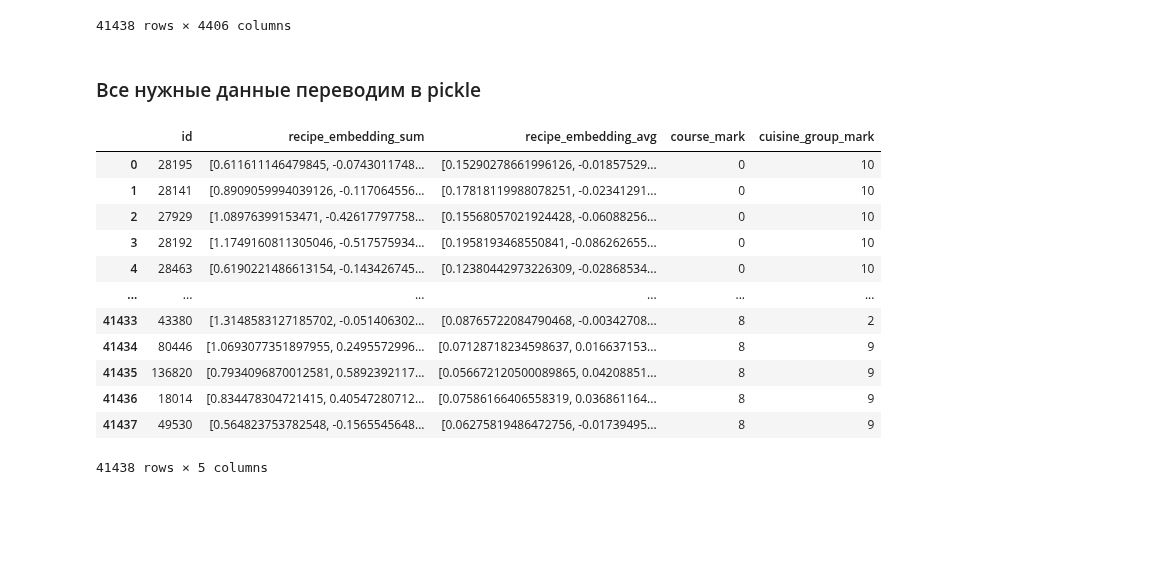
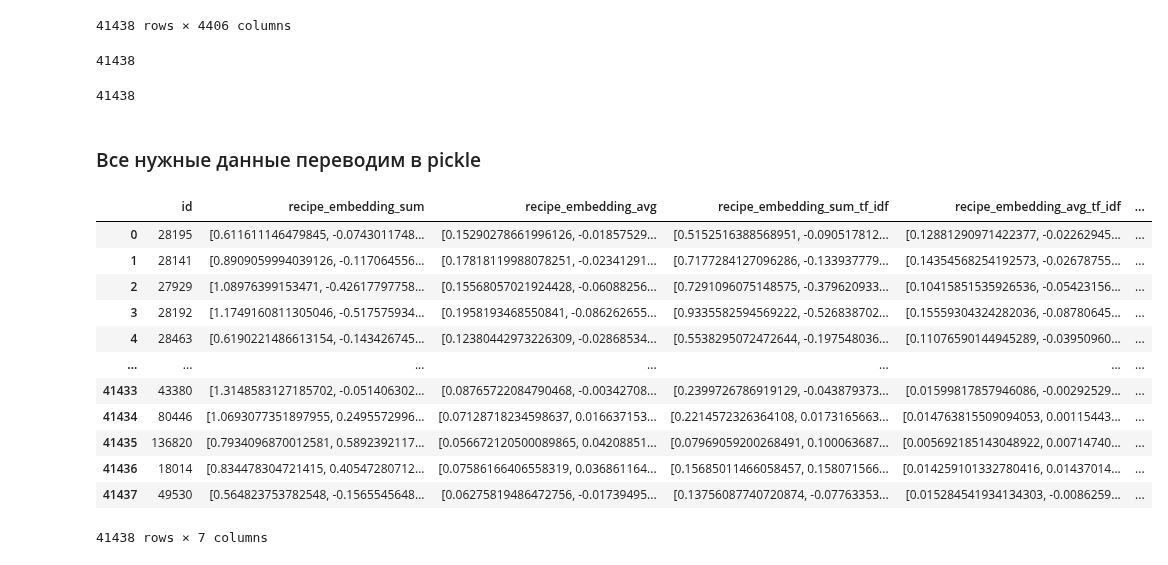
Before and after one commit to heinwol/meal-type-from-ingredients, a Jupyter notebook: preprocessing.ipynb, the cells around one changed output. Cells and saved outputs as stored; diff of their text form; code cells hidden in the pictures; blank space fills up the shorter version.

Commit message:
add recipe_embedding  'sum', 'avg', 'sum_tf_idf', 'avg_tf_idf'

```diff
--- a/preprocessing.ipynb
+++ b/preprocessing.ipynb
@@ -502,31 +502,53 @@ tfidf
 | 18014 | 0.0 | 0.0 | 0.0 | 0.0 | 0.0 | 0.0 | ... |
 | 49530 | 0.0 | 0.0 | 0.0 | 0.0 | 0.0 | 0.0 | ... |
 41438 rows × 4406 columns
+# %%
+# Из tfidf берется строка соответствующая рецепту и ингредиенты только из рецепта
+# Их значение умножается на эмбеддинги этих ингредиентов и складываются (т.е. вектор умнож. на матрицу)
+recipe_embedding_sum_tf_idf = [
+    tfidf.iloc[i][ingredient_list]@np.array([ingredients_embeddings_dict[ingredient]
+        for ingredient in ingredient_list])
+    for i,ingredient_list in enumerate(ingredients_lemmatized)
+]
+len(recipe_embedding_sum_tf_idf)
+# %% [output]
+41438
+# %%
+recipe_embedding_avg_tf_idf = [
+    tfidf.iloc[i][ingredient_list]@np.array([ingredients_embeddings_dict[ingredient]
+        for ingredient in ingredient_list])/len(ingredient_list)
+    for i,ingredient_list in enumerate(ingredients_lemmatized)
+]
+len(recipe_embedding_avg_tf_idf)
+# %% [output]
+41438
 # %% [markdown]
 ### Все нужные данные переводим в pickle
 # %%
 df_for_learning = pd.DataFrame(data={
     'id': df['id'],
     'recipe_embedding_sum': recipe_embedding_sum,
     'recipe_embedding_avg': recipe_embedding_avg,
+    'recipe_embedding_sum_tf_idf': recipe_embedding_sum_tf_idf,
+    'recipe_embedding_avg_tf_idf': recipe_embedding_avg_tf_idf,
     'course_mark': [all_courses[course] for course in df['course']],
     'cuisine_group_mark': [all_cuisines[inverse_cuisines_groups[cuisine]] for cuisine in df['cuisine']]
 })
 df_for_learning
 # %% [output]
-|  | id | recipe_embedding_sum | recipe_embedding_avg | course_mark | cuisine_group_mark |
-| 0 | 28195 | [0.611611146479845, -0.0743011748... | [0.15290278661996126, -0.01857529... | 0 | 10 |
-| 1 | 28141 | [0.8909059994039126, -0.117064556... | [0.17818119988078251, -0.02341291... | 0 | 10 |
-| 2 | 27929 | [1.08976399153471, -0.42617797758... | [0.15568057021924428, -0.06088256... | 0 | 10 |
-| 3 | 28192 | [1.1749160811305046, -0.517575934... | [0.1958193468550841, -0.086262655... | 0 | 10 |
-| 4 | 28463 | [0.6190221486613154, -0.143426745... | [0.12380442973226309, -0.02868534... | 0 | 10 |
-| ... | ... | ... | ... | ... | ... |
-| 41433 | 43380 | [1.3148583127185702, -0.051406302... | [0.08765722084790468, -0.00342708... | 8 | 2 |
-| 41434 | 80446 | [1.0693077351897955, 0.2495572996... | [0.07128718234598637, 0.016637153... | 8 | 9 |
-| 41435 | 136820 | [0.7934096870012581, 0.5892392117... | [0.056672120500089865, 0.04208851... | 8 | 9 |
-| 41436 | 18014 | [0.834478304721415, 0.40547280712... | [0.07586166406558319, 0.036861164... | 8 | 9 |
-| 41437 | 49530 | [0.564823753782548, -0.1565545648... | [0.06275819486472756, -0.01739495... | 8 | 9 |
+|  | id | recipe_embedding_sum | recipe_embedding_avg | recipe_embedding_sum_tf_idf | recipe_embedding_avg_tf_idf | ... |
+| 0 | 28195 | [0.611611146479845, -0.0743011748... | [0.15290278661996126, -0.01857529... | [0.5152516388568951, -0.090517812... | [0.12881290971422377, -0.02262945... | ... |
+| 1 | 28141 | [0.8909059994039126, -0.117064556... | [0.17818119988078251, -0.02341291... | [0.7177284127096286, -0.133937779... | [0.14354568254192573, -0.02678755... | ... |
+| 2 | 27929 | [1.08976399153471, -0.42617797758... | [0.15568057021924428, -0.06088256... | [0.7291096075148575, -0.379620933... | [0.10415851535926536, -0.05423156... | ... |
+| 3 | 28192 | [1.1749160811305046, -0.517575934... | [0.1958193468550841, -0.086262655... | [0.9335582594569222, -0.526838702... | [0.15559304324282036, -0.08780645... | ... |
+| 4 | 28463 | [0.6190221486613154, -0.143426745... | [0.12380442973226309, -0.02868534... | [0.5538295072472644, -0.197548036... | [0.11076590144945289, -0.03950960... | ... |
+| ... | ... | ... | ... | ... | ... | ... |
+| 41433 | 43380 | [1.3148583127185702, -0.051406302... | [0.08765722084790468, -0.00342708... | [0.2399726786919129, -0.043879373... | [0.01599817857946086, -0.00292529... | ... |
+| 41434 | 80446 | [1.0693077351897955, 0.2495572996... | [0.07128718234598637, 0.016637153... | [0.2214572326364108, 0.0173165663... | [0.014763815509094053, 0.00115443... | ... |
+| 41435 | 136820 | [0.7934096870012581, 0.5892392117... | [0.056672120500089865, 0.04208851... | [0.07969059200268491, 0.100063687... | [0.005692185143048922, 0.00714740... | ... |
+| 41436 | 18014 | [0.834478304721415, 0.40547280712... | [0.07586166406558319, 0.036861164... | [0.15685011466058457, 0.158071566... | [0.014259101332780416, 0.01437014... | ... |
+| 41437 | 49530 | [0.564823753782548, -0.1565545648... | [0.06275819486472756, -0.01739495... | [0.13756087740720874, -0.07763353... | [0.015284541934134303, -0.0086259... | ... |
-41438 rows × 5 columns
+41438 rows × 7 columns
 # %%
 dict_to_pickle = {
     'df_for_learning': df_for_learning,
```
Also changed, not shown: parts of 2 cells of this notebook, 3 other files.
